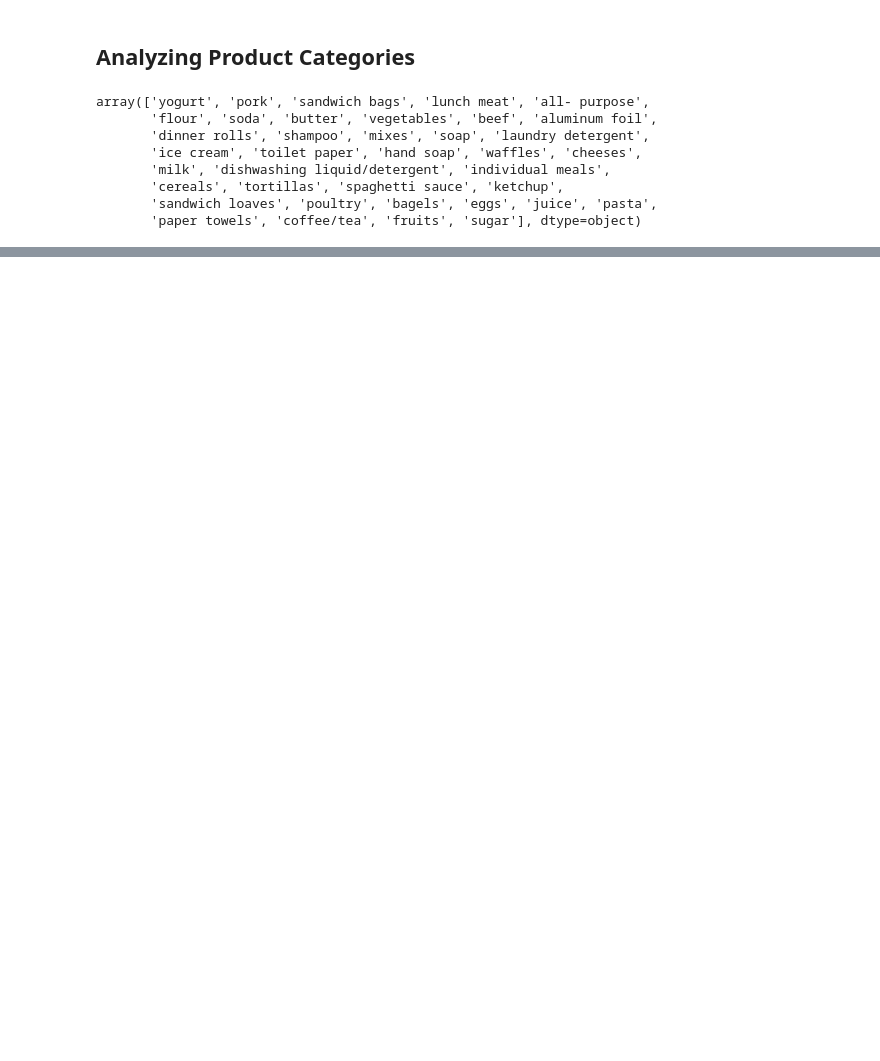
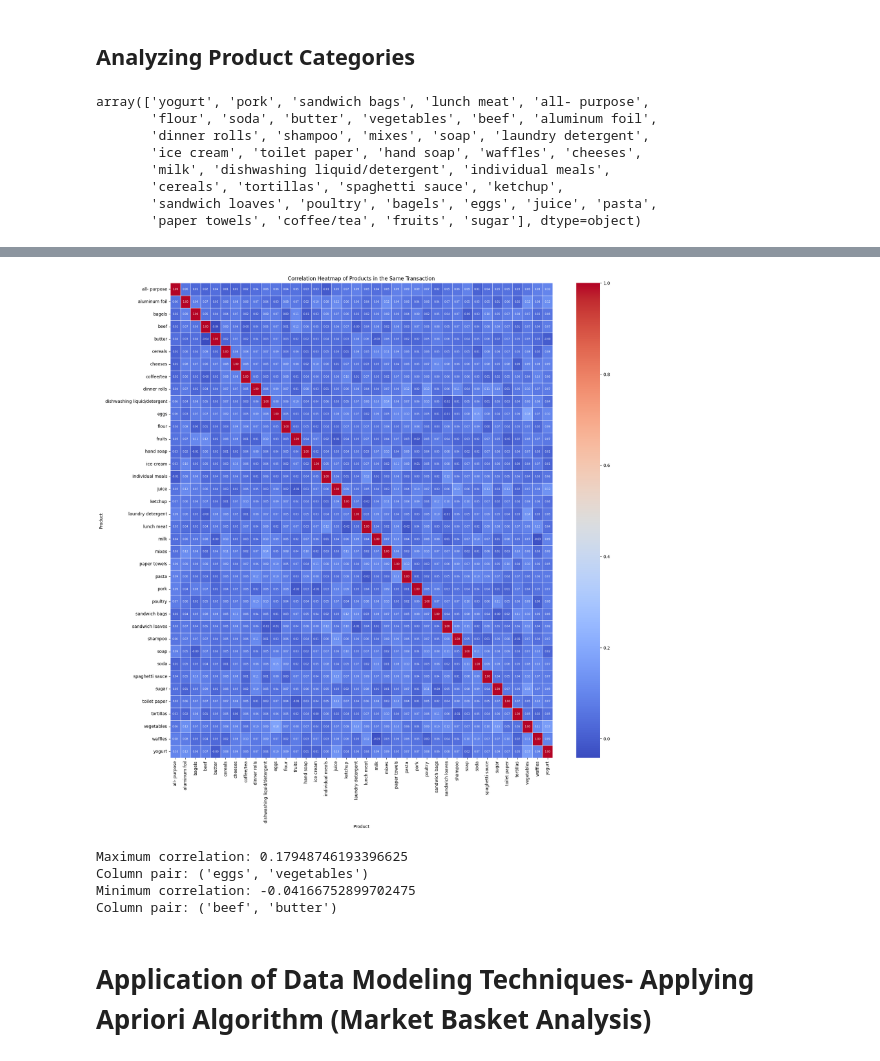
Before and after one commit to jhonnovax/Random-Shopping-Cart-Analysis, a Jupyter notebook: Shopping_Cart.ipynb, the cells around one changed output, grey strips where cells are left out. Saved outputs shown, nothing was run; the diff lists cells and outputs as text; code cells hidden in the pictures; blank space fills up the shorter version.

```diff
--- a/Shopping_Cart.ipynb
+++ b/Shopping_Cart.ipynb
@@ -535,0 +454,11 @@ Top product categories: Household Supplies, Dairy, Meat, Produce
+# %%
+# Create a pivot table with Transaction ID as rows and Products as columns
+basket = df.groupby(['Transaction ID', 'Product']).size().unstack(fill_value=0)
+
+# Convert counts to binary values (0 or 1) If product is present set 1 else set 0
+basket = basket.applymap(lambda x: 1 if x > 0 else 0)
+
+# Compute the correlation matrix
+correlation_matrix = basket.corr()
+
+correlation_matrix
@@ -535,0 +485,40 @@ Top product categories: Household Supplies, Dairy, Meat, Produce
+# %%
+# Plot the heatmap with value information
+plt.figure(figsize=(20, 20))
+sns.heatmap(correlation_matrix, annot=True, cmap='coolwarm', linewidths=0.5, fmt=".2f", annot_kws={"size": 6})
+plt.title('Correlation Heatmap of Products in the Same Transaction')
+plt.show()
+# %% [output]
+[figure, added]
+# %%
+# Excluding self-correlation. Correlation of column with itself is always and we want correlation betwen different products.
+correlation_matrix.values[np.arange(correlation_matrix.shape[0]), np.arange(correlation_matrix.shape[1])] = np.nan
+
+# Finding the maximum correlation value and its indices
+max_corr = np.nanmax(correlation_matrix.values)
+max_idx = np.where(correlation_matrix.values == max_corr)
+max_idx = (max_idx[0][0], max_idx[1][0])
+
+# Finding the minimum correlation value and its indices
+min_corr = np.nanmin(correlation_matrix.values)
+min_idx = np.where(correlation_matrix.values == min_corr)
+min_idx = (min_idx[0][0], min_idx[1][0])
+
+# Getting the column names corresponding to the indices
+col1 = correlation_matrix.columns[max_idx[0]]
+col2 = correlation_matrix.columns[max_idx[1]]
+col3 = correlation_matrix.columns[min_idx[0]]
+col4 = correlation_matrix.columns[min_idx[1]]
+
+print("Maximum correlation:", max_corr)
+print("Column pair:", (col1, col2))
+
+print("Minimum correlation:", min_corr)
+print("Column pair:", (col3, col4))
+# %% [output]
+Maximum correlation: 0.17948746193396625
+Column pair: ('eggs', 'vegetables')
+Minimum correlation: -0.04166752899702475
+Column pair: ('beef', 'butter')
+# %% [markdown]
+# Application of Data Modeling Techniques- Applying Apriori Algorithm (Market Basket Analysis)
```
Also changed, not shown: parts of 68 cells of this notebook.
